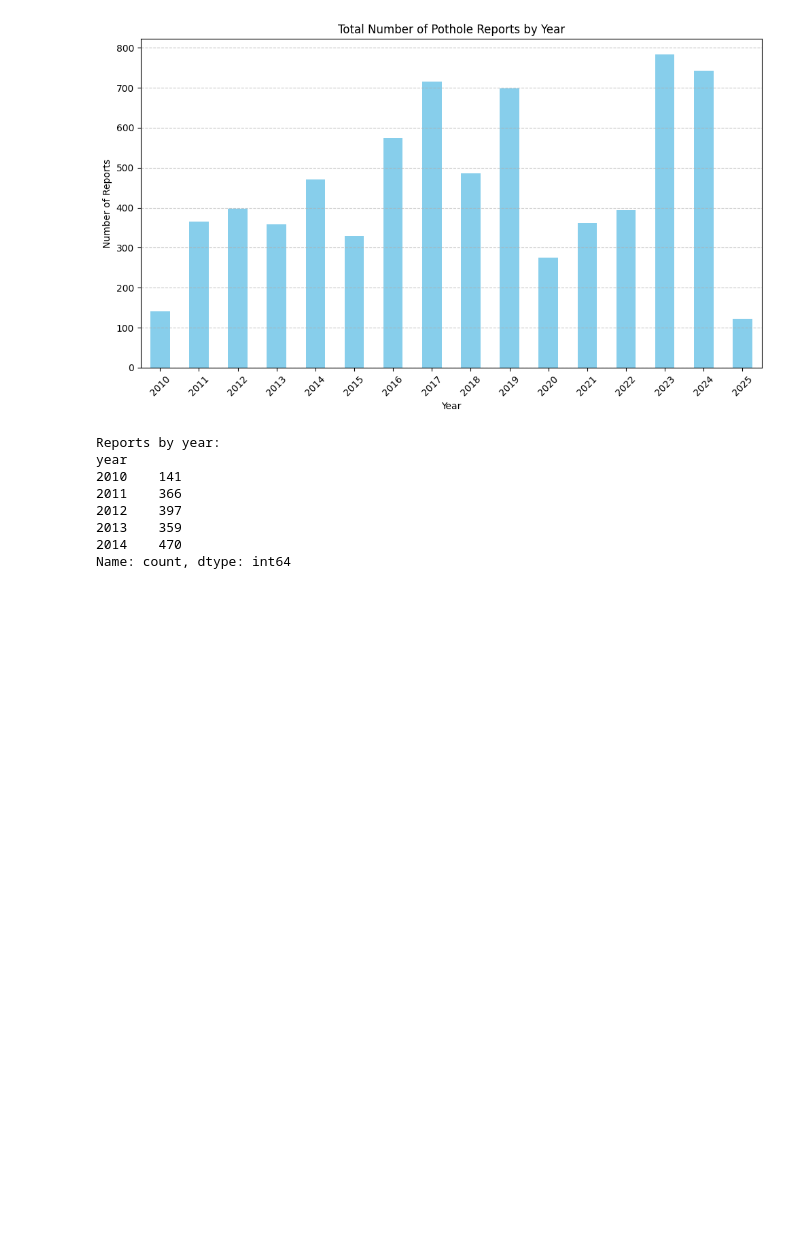
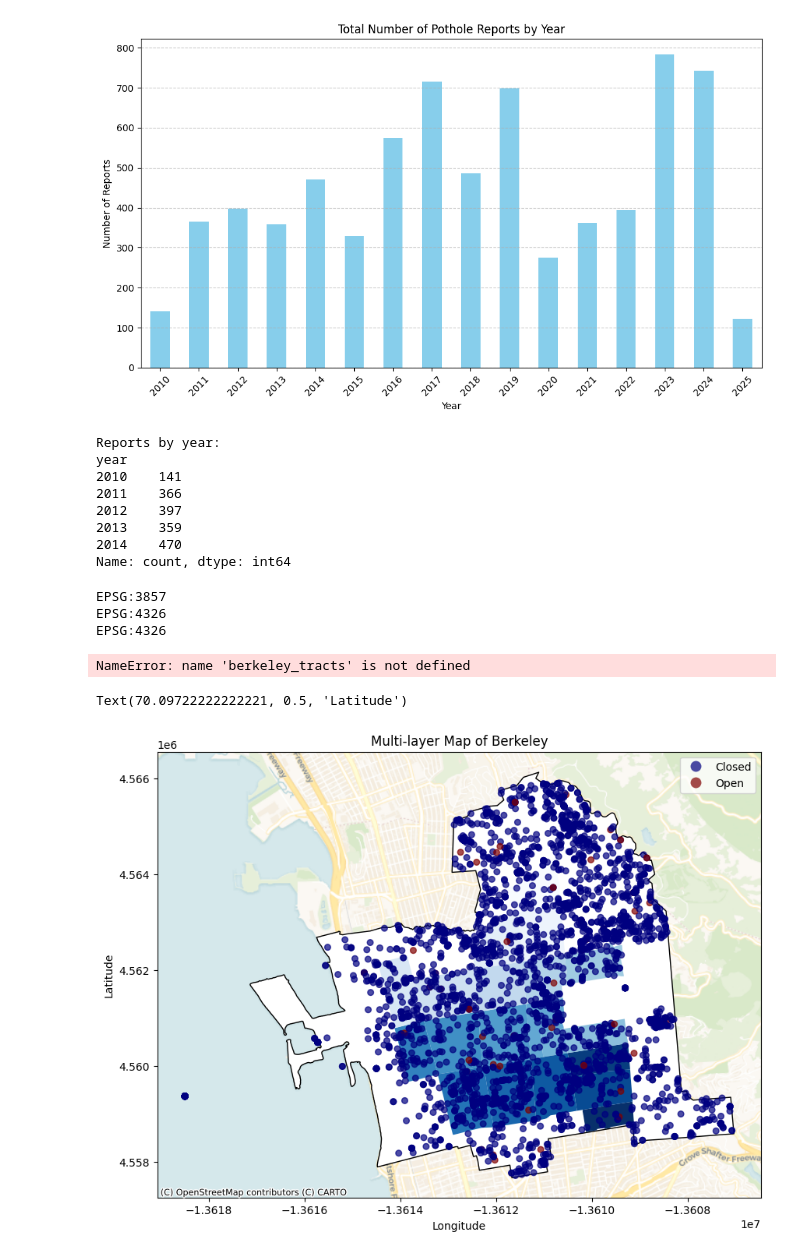
Before and after one commit to jamesvdinh/school, a Jupyter notebook: cyplan-101/group_5_final_project/notebooks/group_5_data_analysis.ipynb, the cells around one changed output. Cells and saved outputs as stored; diff of their text form; code cells hidden in the pictures; blank space fills up the shorter version.

```diff
--- a/cyplan-101/group_5_final_project/notebooks/group_5_data_analysis.ipynb
+++ b/cyplan-101/group_5_final_project/notebooks/group_5_data_analysis.ipynb
@@ -47,0 +98,4 @@ from geopy.extra.rate_limiter import RateLimiter
+# %%
+print(berkBoundary.crs)
+print(alamedaCensusGdf.crs)
+alamedaCensusGdf = alamedaCensusGdf.to_crs(berkBoundary.crs)
@@ -271,3 +342,38 @@ year
 2013    359
 2014    470
 Name: count, dtype: int64
+# %%
+print(gdf_potholes.crs)
+print(berkBoundary.crs)
+print(alamedaCensusGdf.crs)
+print(berkeley_tracts.crs)
+# %% [output]
+EPSG:3857
+EPSG:4326
+EPSG:4326
+NameError: name 'berkeley_tracts' is not defined
+# %%
+alamedaCensusGdf = alamedaCensusGdf.to_crs("EPSG:3857")
+berkBoundary = berkBoundary.to_crs("EPSG:3857")
+berkeley_tracts = gpd.sjoin(alamedaCensusGdf, berkBoundary, how='inner', predicate='within')
+berkeley_potholes = gpd.sjoin(gdf_potholes, berkBoundary, how='inner', predicate='within')
+
+fig, ax = plt.subplots(1, 1, figsize=(10, 10))
+
+# Plot Berkeley jurisdictional boundary
+berkBoundary.plot(ax=ax, facecolor='white', edgecolor='black', linewidth=1)
+
+# Plot Berkeley Census Tract Boundaries as a choropleth
+berkeley_tracts.plot(ax=ax, column='TRACTCE', cmap='Blues')
+
+# Plot the pothole reports
+gdf_potholes.plot(ax=ax, column='Case_Status', markersize=30, cmap='jet', alpha=0.7, legend=True)
+
+cx.add_basemap(ax, source=cx.providers.CartoDB.Voyager)
+
+plt.title('Multi-layer Map of Berkeley')
+plt.xlabel('Longitude')
+plt.ylabel('Latitude')
+# %% [output]
+Text(70.09722222222221, 0.5, 'Latitude')
+[figure, added]
```
Also changed, not shown: parts of 9 cells of this notebook, 2 other files.
